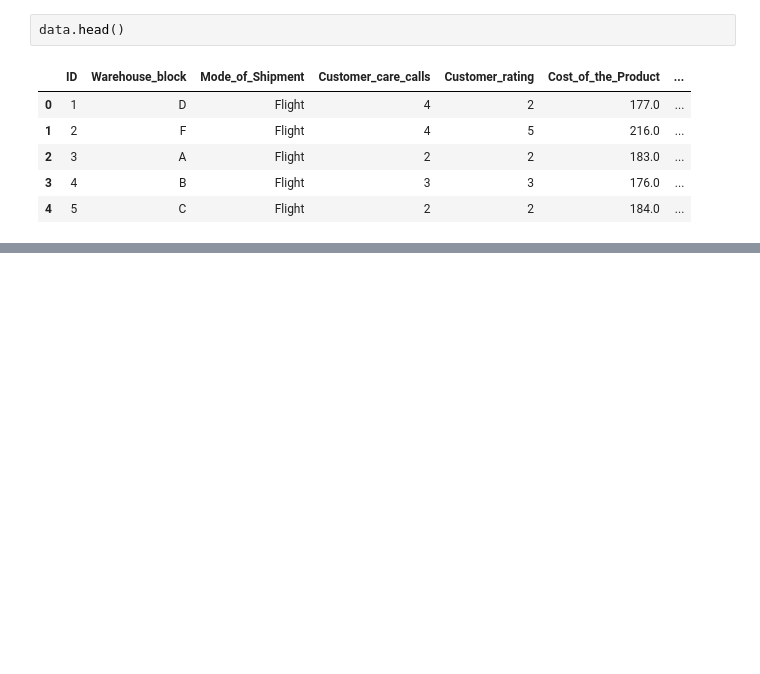
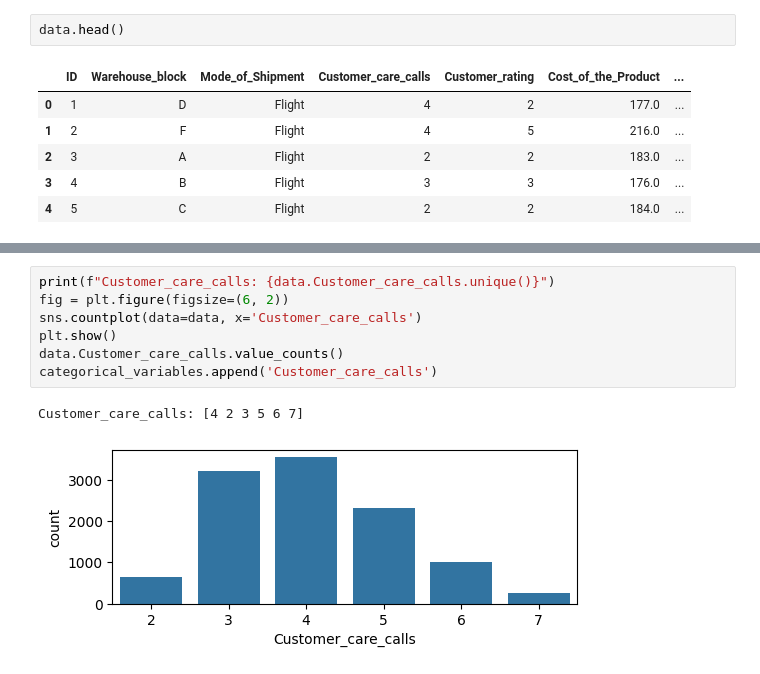
Before and after one commit to sahil-sundhan/math-for-data-science, a Jupyter notebook: Group 12/Project_1/pipeline.ipynb, the cells around one changed output, grey strips where cells are left out. Cells and saved outputs as stored; diff of their text form; blank space fills up the shorter version.

```diff
--- a/Group 12/Project_1/pipeline.ipynb
+++ b/Group 12/Project_1/pipeline.ipynb
@@ -33,0 +93,10 @@ data.describe()
+# %%
+print(f"Customer_care_calls: {data.Customer_care_calls.unique()}")
+fig = plt.figure(figsize=(6, 2))
+sns.countplot(data=data, x='Customer_care_calls')
+plt.show()
+data.Customer_care_calls.value_counts()
+categorical_variables.append('Customer_care_calls')
+# %% [output]
+Customer_care_calls: [4 2 3 5 6 7]
+[figure, added]
```
Also changed, not shown: parts of 26 cells of this notebook.
